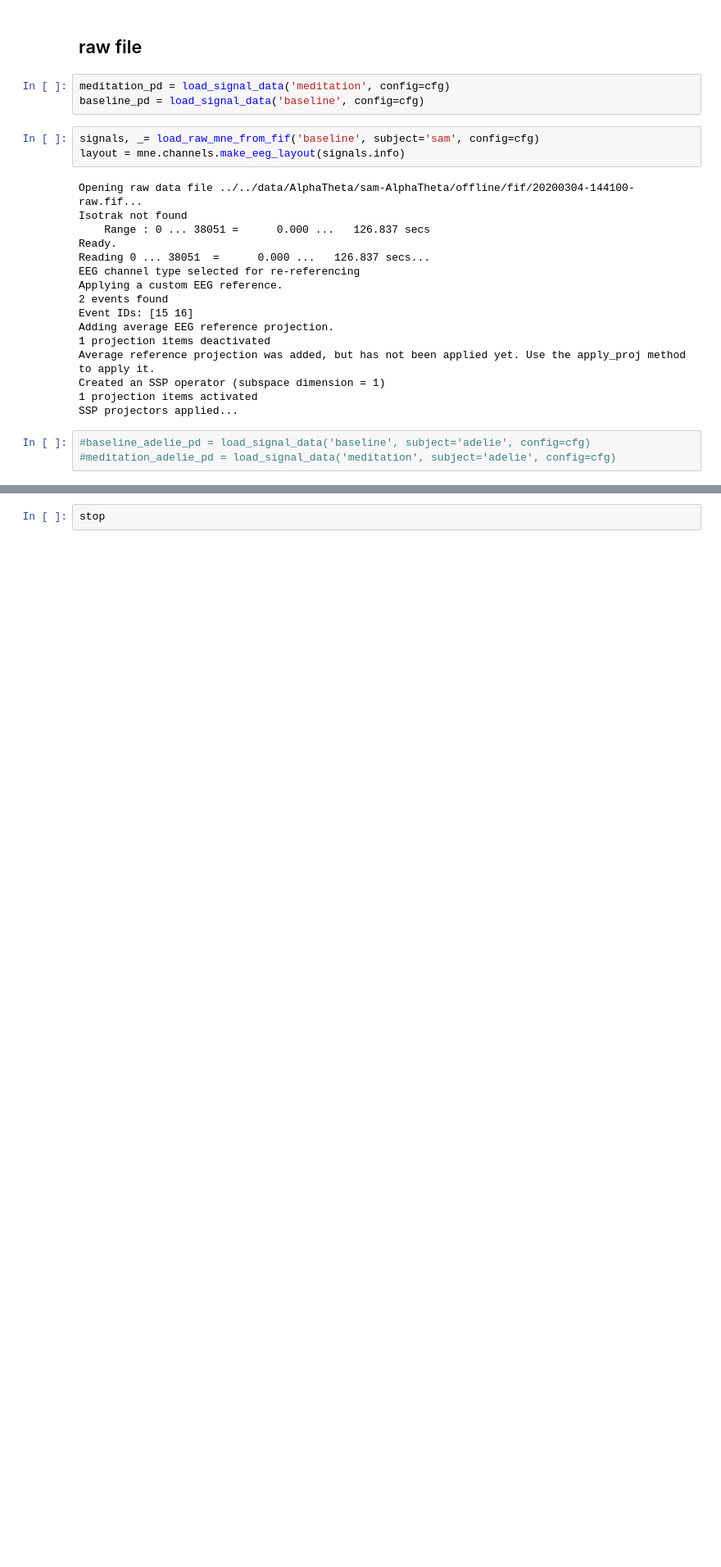
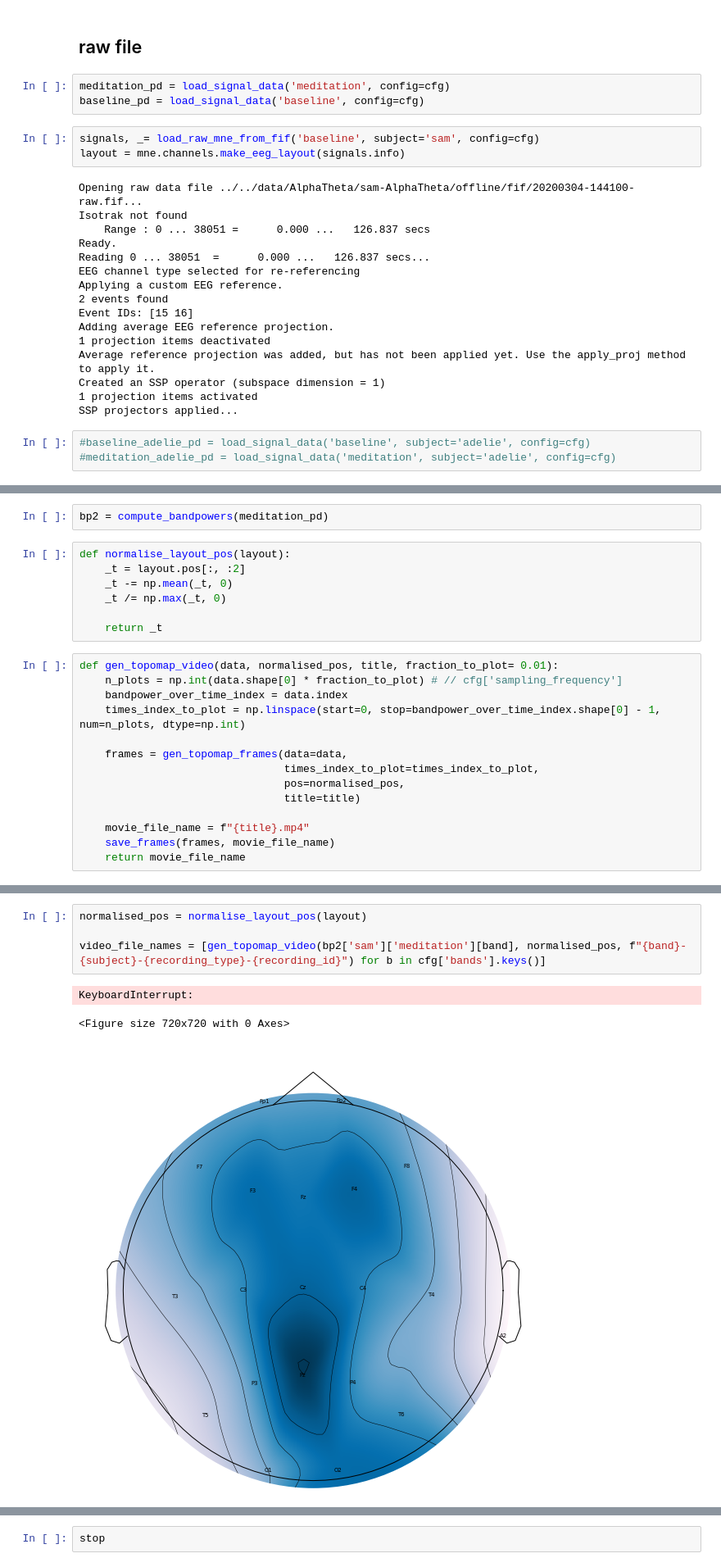
Before and after one commit to samuelsmal/eeg-meditation, a Jupyter notebook: analysis-sam/not-invented-here.ipynb, the cells around one changed output, grey strips where cells are left out. Shown at 82% size. Drawn from its saved outputs; the diff is of its cells as text; blank space fills up the shorter version.

Commit message:
multi bands in one video

```diff
--- a/analysis-sam/not-invented-here.ipynb
+++ b/analysis-sam/not-invented-here.ipynb
@@ -493,0 +550,23 @@ def index_to_time(x, time_index, step_size=1):
+# %%
+bp2 = compute_bandpowers(meditation_pd)
+# %%
+def normalise_layout_pos(layout):
+    _t = layout.pos[:, :2]
+    _t -= np.mean(_t, 0)
+    _t /= np.max(_t, 0)
+
+    return _t
+# %%
+def gen_topomap_video(data, normalised_pos, title, fraction_to_plot= 0.01):
+    n_plots = np.int(data.shape[0] * fraction_to_plot) # // cfg['sampling_frequency']
+    bandpower_over_time_index = data.index
+    times_index_to_plot = np.linspace(start=0, stop=bandpower_over_time_index.shape[0] - 1, num=n_plots, dtype=np.int)
+
+    frames = gen_topomap_frames(data=data,
+                                times_index_to_plot=times_index_to_plot,
+                                pos=normalised_pos,
+                                title=title)
+
+    movie_file_name = f"{title}.mp4"
+    save_frames(frames, movie_file_name)
+    return movie_file_name
@@ -493,0 +589,8 @@ def index_to_time(x, time_index, step_size=1):
+# %%
+normalised_pos = normalise_layout_pos(layout)
+
+video_file_names = [gen_topomap_video(bp2['sam']['meditation'][band], normalised_pos, f"{band}-{subject}-{recording_type}-{recording_id}") for b in cfg['bands'].keys()]
+# %% [output]
+KeyboardInterrupt:
+<Figure size 720x720 with 0 Axes>
+[figure, added]
```
Also changed, not shown: parts of 29 cells of this notebook.
